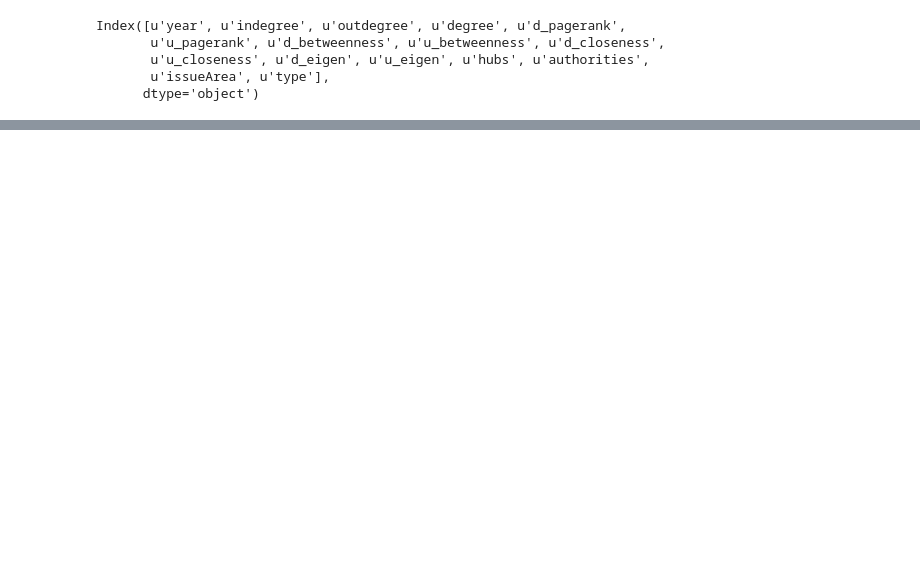
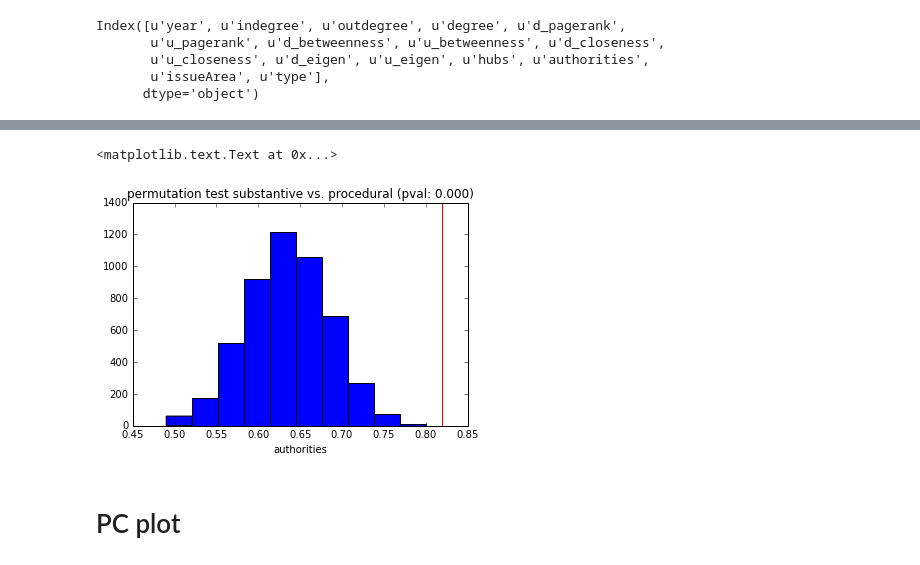
Before and after one commit to idc9/law-net, a Jupyter notebook: explore/vertex_metrics_experiment/procedural_v_substantive.ipynb, the cells around one changed output, grey strips where cells are left out. Cells and saved outputs as stored; diff of their text form; code cells hidden in the pictures; blank space fills up the shorter version.

```diff
--- a/explore/vertex_metrics_experiment/procedural_v_substantive.ipynb
+++ b/explore/vertex_metrics_experiment/procedural_v_substantive.ipynb
@@ -209,0 +202,48 @@ Name: type, dtype: float64
+# %%
+df_pro_sub = df[df['type'] != 'other']
+
+T = 100
+
+# observed proportion of top cases that are substantive
+obs_top_breakdown = df_pro_sub.\
+                    sort_values(by=metric, ascending=False).\
+                    iloc[0:T]['type'].\
+                    value_counts(normalize=True)
+
+obs_prop_sub = obs_top_breakdown['substantive']
+# %%
+R = 5000
+
+
+perm_prop_sub = [0] * R
+for r in range(R):
+
+    # randomly select T cases
+    perm_indices = np.random.choice(range(df_pro_sub.shape[0]), replace=False, size=T)
+
+    # compute the type breakdown of the T cases
+    perm_breakdown = df_pro_sub.\
+                     iloc[perm_indices]['type'].\
+                     value_counts(normalize=True)
+
+    # proportion of T cases that are substantive
+    perm_prop_sub[r] = perm_breakdown['substantive']
+
+perm_prop_sub = np.array(perm_prop_sub)
+pval = 1 - np.mean(perm_prop_sub < obs_prop_sub)
+# %%
+plt.title('permutation test substantive vs. procedural (pval: %1.3f)' % pval)
+plt.hist(perm_prop_sub,
+         color='blue',
+         label='permutation')
+
+plt.axvline(obs_prop_sub,
+            color='red',
+            label='obs')
+
+plt.xlabel(metric)
+# %% [output]
+<matplotlib.text.Text at 0x...>
+[figure, added]
+# %% [markdown]
+# PC plot
```
Also changed, not shown: parts of 21 cells of this notebook.
